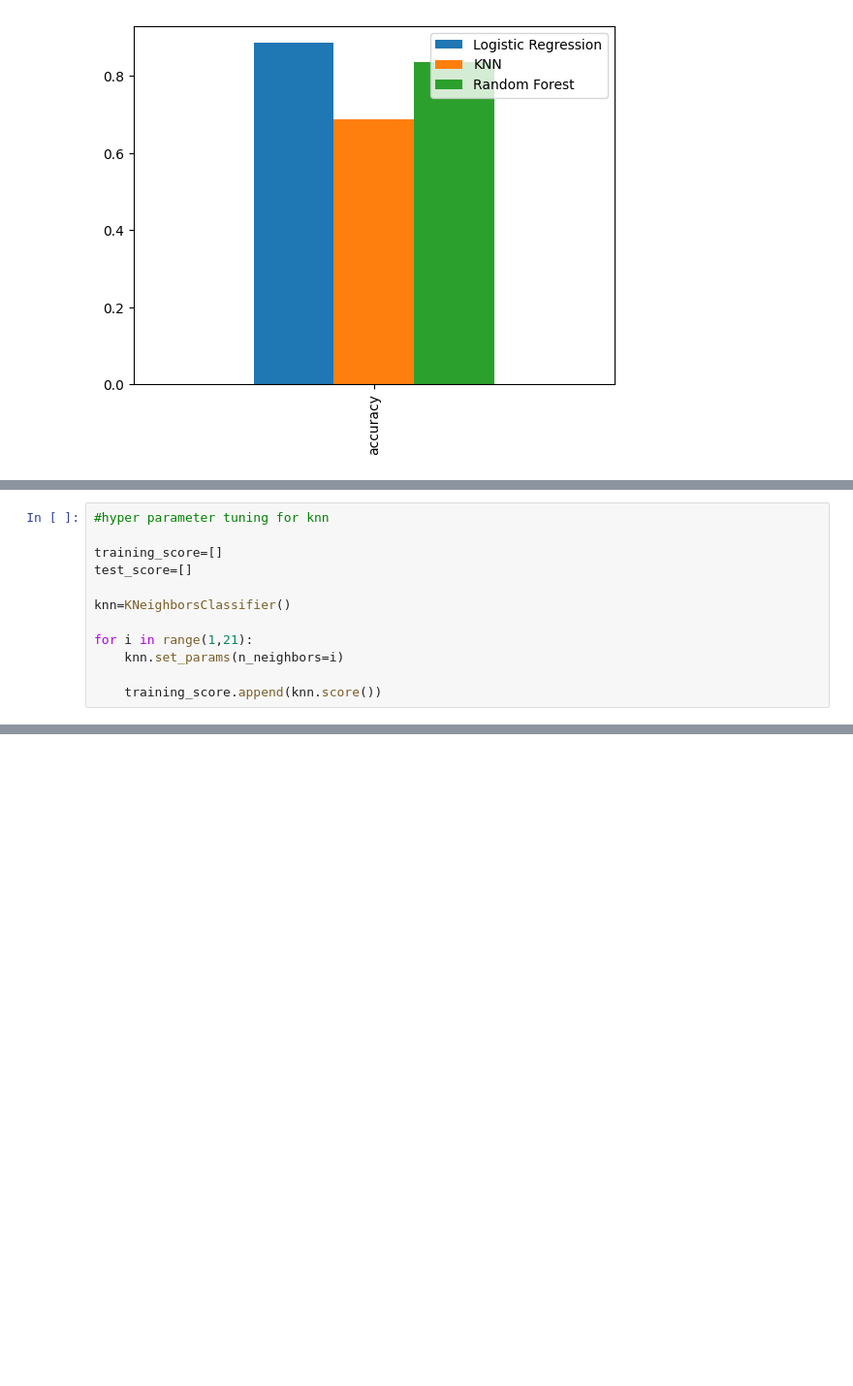
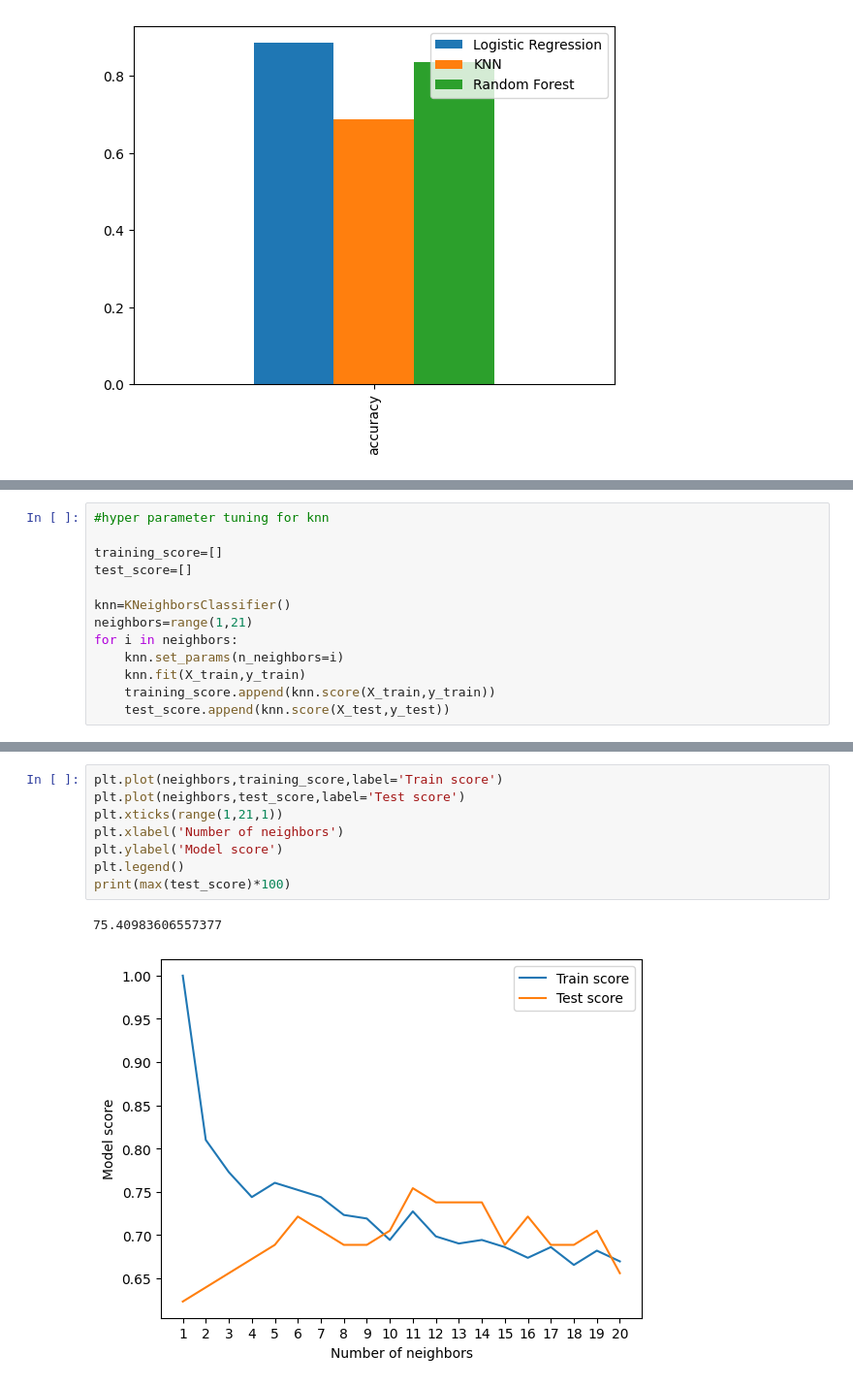
Before and after one commit to felekekinfe/Heart-Disease-Prediction, a Jupyter notebook: model/.ipynb, the cells around one changed output, grey strips where cells are left out. Shown: that part at 97% size. Saved outputs shown, nothing was run; the diff lists cells and outputs as text; blank space fills up the shorter version.

```diff
--- a/model/.ipynb
+++ b/model/.ipynb
@@ -162,8 +161,9 @@ training_score=[]
 test_score=[]
 
 knn=KNeighborsClassifier()
-
-for i in range(1,21):
+neighbors=range(1,21)
+for i in neighbors:
     knn.set_params(n_neighbors=i)
-
-    training_score.append(knn.score())
+    knn.fit(X_train,y_train)
+    training_score.append(knn.score(X_train,y_train))
+    test_score.append(knn.score(X_test,y_test))
@@ -169,0 +194,11 @@ for i in range(1,21):
+# %%
+plt.plot(neighbors,training_score,label='Train score')
+plt.plot(neighbors,test_score,label='Test score')
+plt.xticks(range(1,21,1))
+plt.xlabel('Number of neighbors')
+plt.ylabel('Model score')
+plt.legend()
+print(max(test_score)*100)
+# %% [output]
+75.40983606557377
+[figure, added]
```
Also changed, not shown: parts of 4 cells of this notebook.
